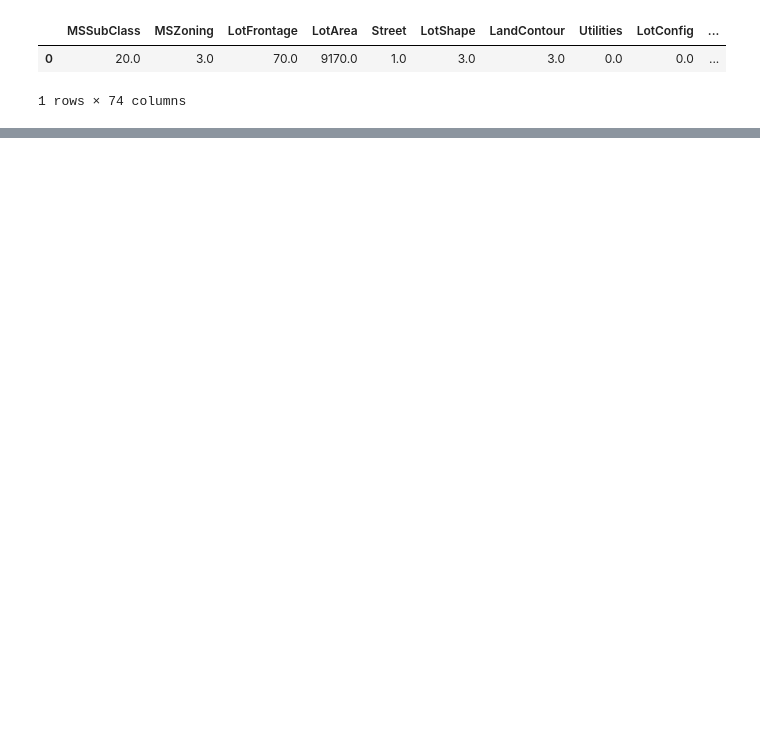
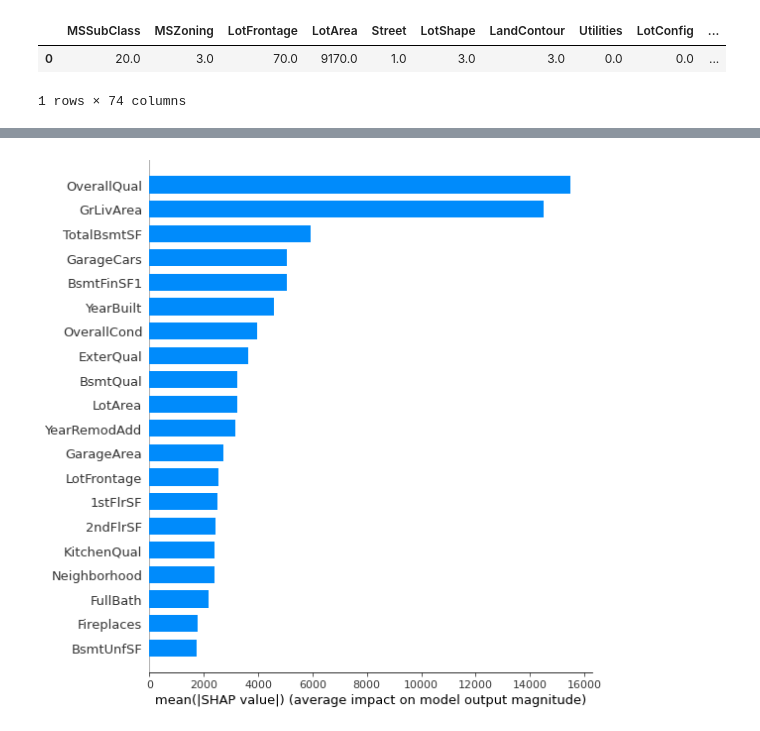
Before and after one commit to mayoor/stats-ml-exps, a Jupyter notebook: Model_explanation_Housing.ipynb, the cells around one changed output, grey strips where cells are left out. Saved outputs shown, nothing was run; the diff lists cells and outputs as text; code cells hidden in the pictures; blank space fills up the shorter version.

```diff
--- a/Model_explanation_Housing.ipynb
+++ b/Model_explanation_Housing.ipynb
@@ -234,0 +241,4 @@ Type:      function
+# %%
+shap.summary_plot(shap_values, trainx, plot_type="bar")
+# %% [output]
+[figure, added]
```
Also changed, not shown: parts of 18 cells of this notebook, 1 other file.
